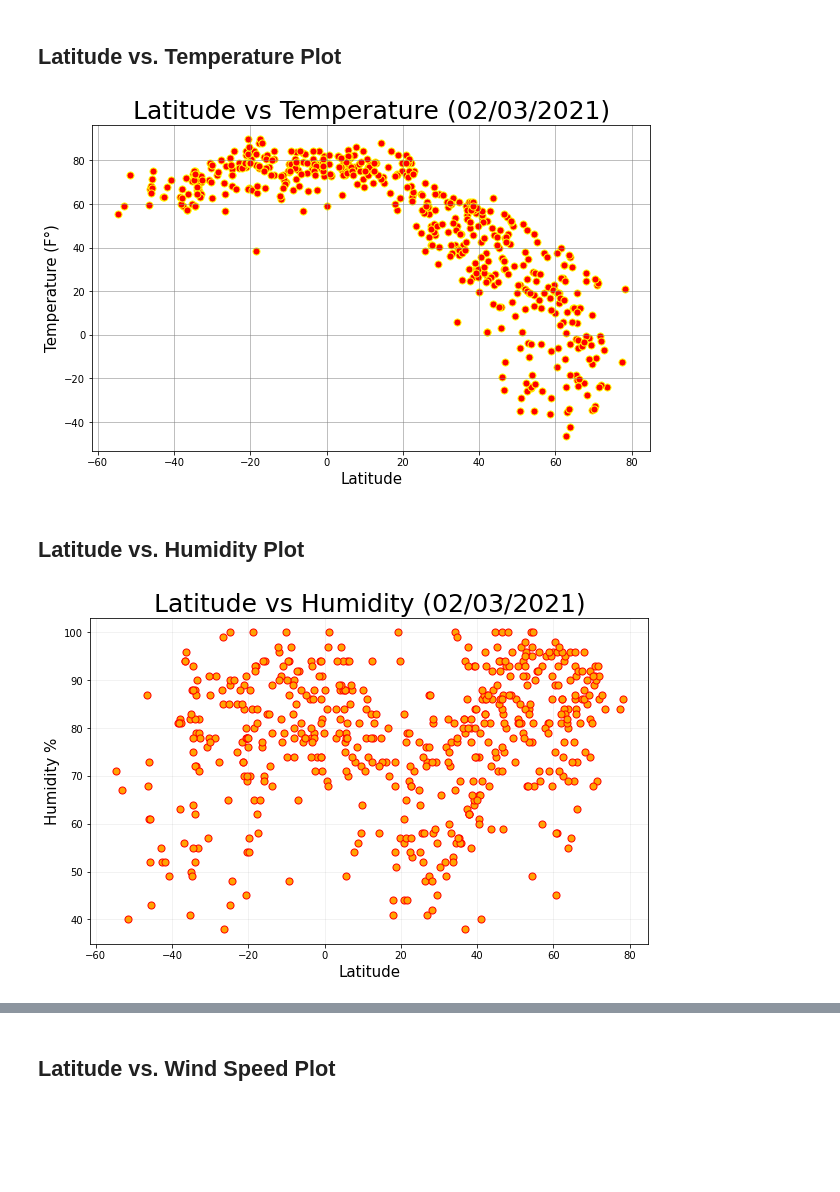
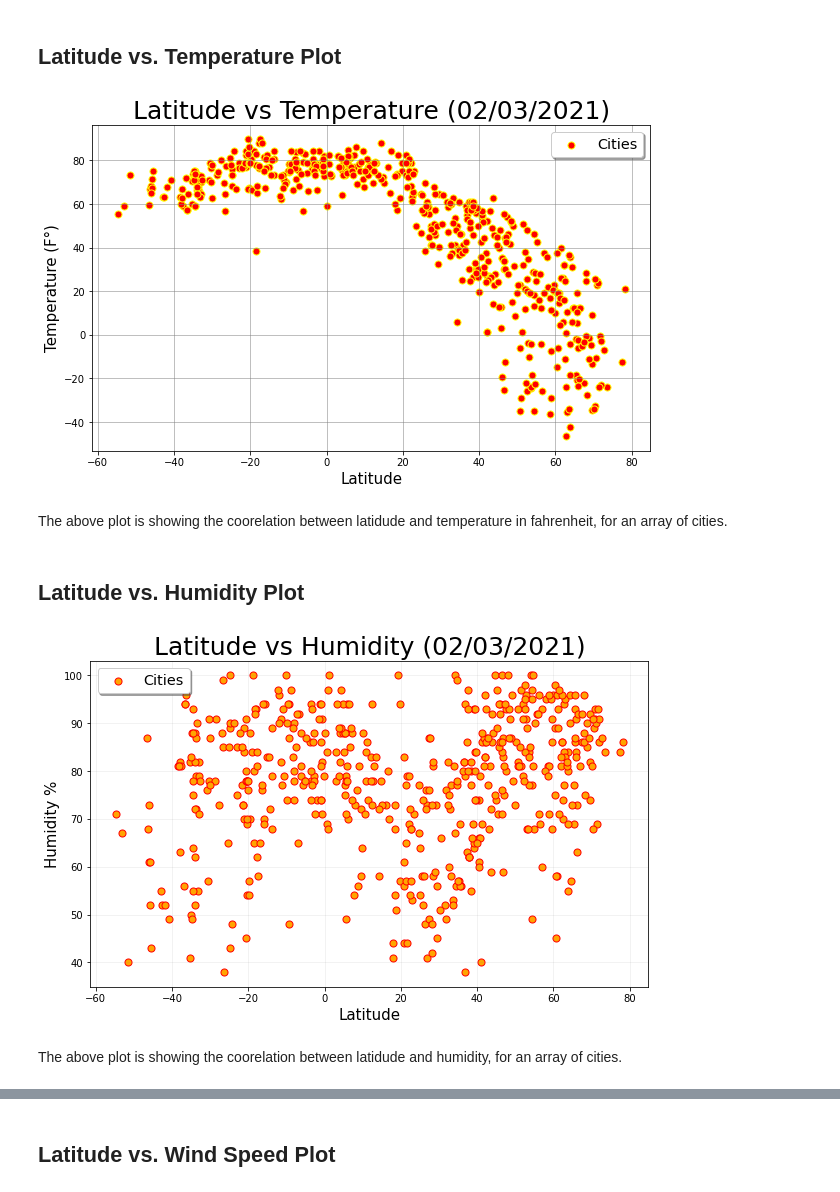
Before and after one commit to NaderSalameh/python-api-challenge, a Jupyter notebook: WeatherPy/WeatherPy.ipynb, the cells around one changed output, grey strips where cells are left out. Saved outputs shown, nothing was run; the diff lists cells and outputs as text; code cells hidden in the pictures; blank space fills up the shorter version.

Commit message:
checking in analysis on plots and screen shots of gmaps

```diff
--- a/WeatherPy/WeatherPy.ipynb
+++ b/WeatherPy/WeatherPy.ipynb
@@ -191,29 +191,34 @@ clean_city_data
 # %%
 x_lat = []
 y_tmp = []
 size = []
+labels = ['Cities']
 
 date_of_temp = clean_city_data.Date.apply(lambda x: pd.to_datetime(x,unit='s').strftime('%m/%d/%Y'))[0]
 
 for i in clean_city_data.index:
     x_lat.append(clean_city_data.loc[i,'Lat'])
     y_tmp.append(clean_city_data.loc[i,'Max Temp'])
 
 plt.figure(figsize=(10,6))
 plt.grid(color='grey', linestyle='-', linewidth=1, alpha=0.5)
 plt.scatter(x_lat, y_tmp , marker='o', facecolors='red', edgecolor='yellow', s=(50),  alpha=1.0)
 plt.title(f"Latitude vs Temperature ({date_of_temp})", size=25)
 plt.xlabel('Latitude', size=15)
 plt.ylabel('Temperature (F°)', size=15)
 plt.savefig('../output_data/Latitude_vs_Temp_20210202.png')
+plt.legend(labels=labels, loc='best',fontsize='x-large', shadow=True)
 plt.show()
 # %% [output]
-[figure, old version]
+[figure, new version]
+# %% [markdown]
+The above plot is showing the coorelation between latidude and temperature in fahrenheit, for an array of cities.
 # %% [markdown]
 ## Latitude vs. Humidity Plot
 # %%
 x_lat = []
 y_hum = []
+labels = ['Cities']
 
 date_of_temp = clean_city_data.Date.apply(lambda x: pd.to_datetime(x,unit='s').strftime('%m/%d/%Y'))[0]
 
@@ -228,9 +233,12 @@ plt.title(f"Latitude vs Humidity ({date_of_temp})", size=25)
 plt.xlabel('Latitude', size=15)
 plt.ylabel('Humidity %', size=15)
 plt.savefig('../output_data/Latitude_vs_Humidity_20210202.png')
+plt.legend(labels=labels, loc='best',fontsize='x-large', shadow=True)
 plt.show()
 # %% [output]
-[figure, old version]
+[figure, new version]
+# %% [markdown]
+The above plot is showing the coorelation between latidude and humidity, for an array of cities.
 # %%
 ## Latitude vs. Cloudiness Plot
 x_lat = []
```
Also changed, not shown: parts of 13 cells of this notebook, 5 other files.
